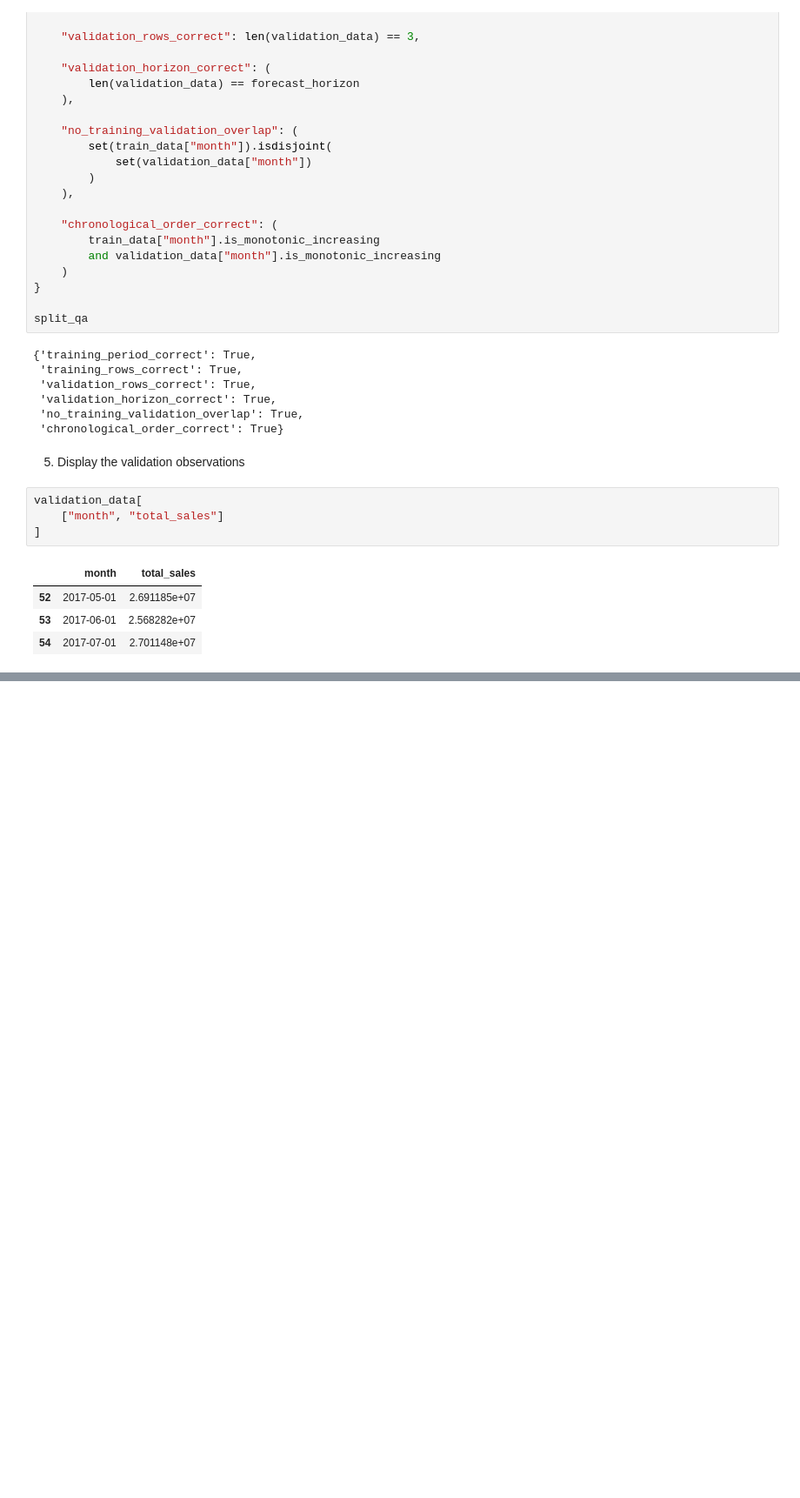
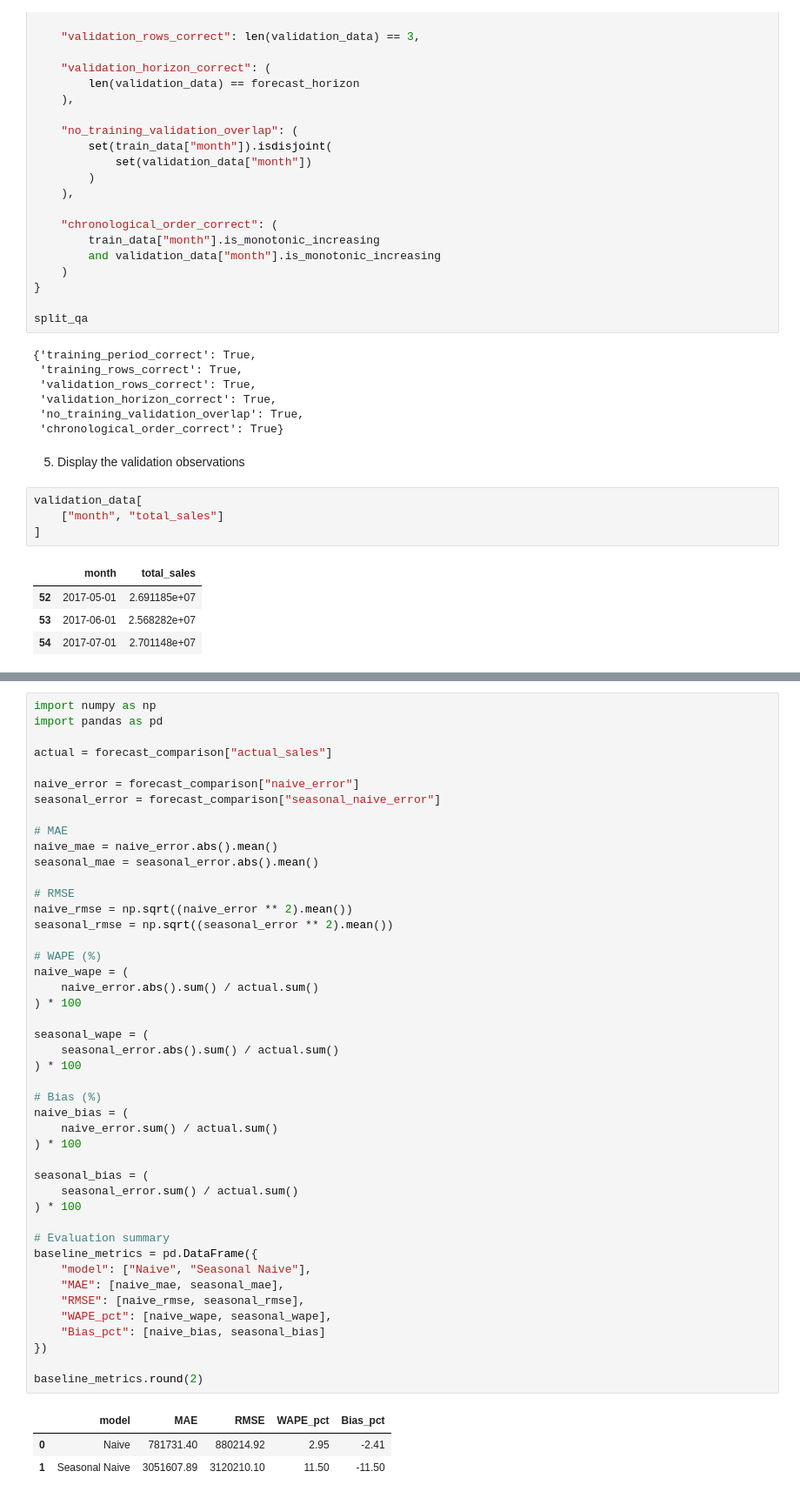
Before and after one commit to Abu-Hozaifa-Retail-Analyst/retail-sales-forecasting, a Jupyter notebook: notebooks/01_data_quality/02_initial_data_profiling.ipynb, the cells around one changed output, grey strips where cells are left out. Shown at 87% size. Cells and saved outputs as stored; diff of their text form; blank space fills up the shorter version.

```diff
--- a/notebooks/01_data_quality/02_initial_data_profiling.ipynb
+++ b/notebooks/01_data_quality/02_initial_data_profiling.ipynb
@@ -8415,0 +8697,49 @@ validation_data[
+# %%
+import numpy as np
+import pandas as pd
+
+actual = forecast_comparison["actual_sales"]
+
+naive_error = forecast_comparison["naive_error"]
+seasonal_error = forecast_comparison["seasonal_naive_error"]
+
+# MAE
+naive_mae = naive_error.abs().mean()
+seasonal_mae = seasonal_error.abs().mean()
+
+# RMSE
+naive_rmse = np.sqrt((naive_error ** 2).mean())
+seasonal_rmse = np.sqrt((seasonal_error ** 2).mean())
+
+# WAPE (%)
+naive_wape = (
+    naive_error.abs().sum() / actual.sum()
+) * 100
+
+seasonal_wape = (
+    seasonal_error.abs().sum() / actual.sum()
+) * 100
+
+# Bias (%)
+naive_bias = (
+    naive_error.sum() / actual.sum()
+) * 100
+
+seasonal_bias = (
+    seasonal_error.sum() / actual.sum()
+) * 100
+
+# Evaluation summary
+baseline_metrics = pd.DataFrame({
+    "model": ["Naive", "Seasonal Naive"],
+    "MAE": [naive_mae, seasonal_mae],
+    "RMSE": [naive_rmse, seasonal_rmse],
+    "WAPE_pct": [naive_wape, seasonal_wape],
+    "Bias_pct": [naive_bias, seasonal_bias]
+})
+
+baseline_metrics.round(2)
+# %% [output]
+|  | model | MAE | RMSE | WAPE_pct | Bias_pct |
+| 0 | Naive | 781731.40 | 880214.92 | 2.95 | -2.41 |
+| 1 | Seasonal Naive | 3051607.89 | 3120210.10 | 11.50 | -11.50 |
```
Also changed, not shown: parts of 23 cells of this notebook, 1 other file.
